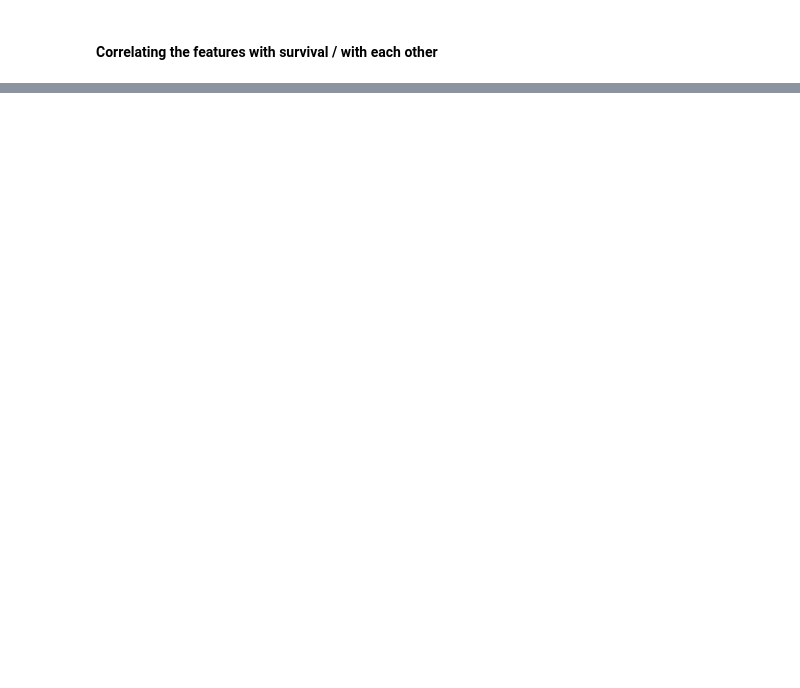
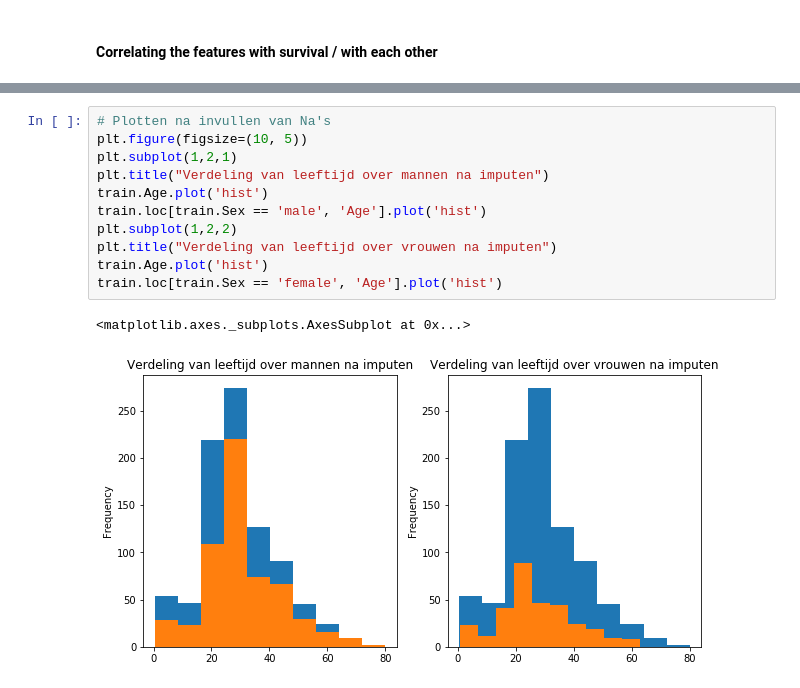
Before and after one commit to Sandernobel/Data-Mining, a Jupyter notebook: Assignment 1/Titanic_ing.ipynb, the cells around one changed output, grey strips where cells are left out. Cells and saved outputs as stored; diff of their text form; blank space fills up the shorter version.

```diff
--- a/Assignment 1/Titanic_ing.ipynb
+++ b/Assignment 1/Titanic_ing.ipynb
@@ -278,0 +318,14 @@ sns.countplot(tit_copy['Age'], hue=tit_copy['Sex'])
+# %%
+# Plotten na invullen van Na's
+plt.figure(figsize=(10, 5))
+plt.subplot(1,2,1)
+plt.title("Verdeling van leeftijd over mannen na imputen")
+train.Age.plot('hist')
+train.loc[train.Sex == 'male', 'Age'].plot('hist')
+plt.subplot(1,2,2)
+plt.title("Verdeling van leeftijd over vrouwen na imputen")
+train.Age.plot('hist')
+train.loc[train.Sex == 'female', 'Age'].plot('hist')
+# %% [output]
+<matplotlib.axes._subplots.AxesSubplot at 0x...>
+[figure, added]
```
Also changed, not shown: parts of 49 cells of this notebook.
